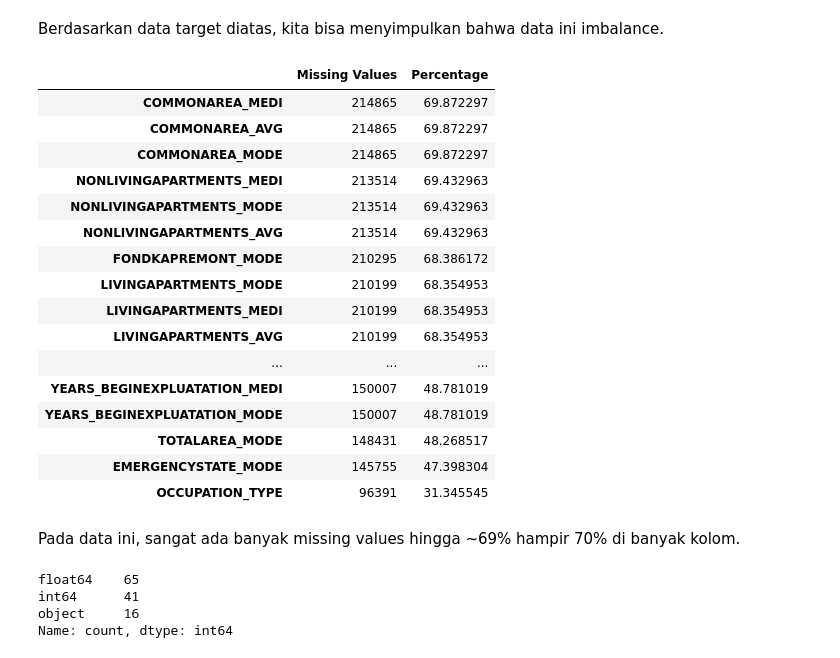
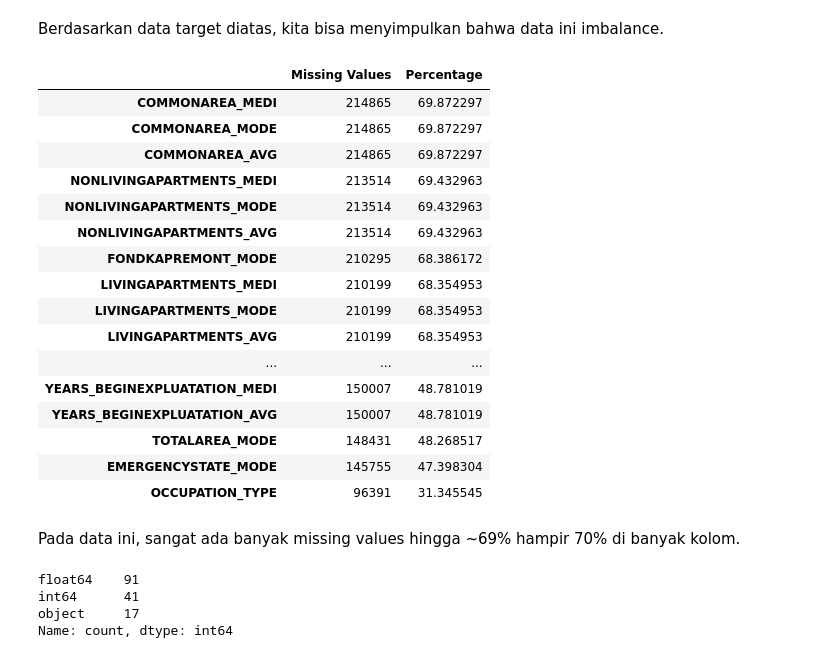
Before and after one commit to thoriqagfi/fp-datmin, a Jupyter notebook: main.ipynb, the cells around one changed output. Drawn from its saved outputs; the diff is of its cells as text; code cells hidden in the pictures.

Commit message:
feat: add data aggregation

```diff
--- a/main.ipynb
+++ b/main.ipynb
@@ -27,0 +304,9 @@ train_data.head(10)
+# %%
+credit_card_balance_data_agg = credit_card_balance_data.groupby('SK_ID_PREV').agg({
+    'AMT_BALANCE': num_agg,
+    'AMT_CREDIT_LIMIT_ACTUAL': num_agg,
+    'AMT_DRAWINGS_CURRENT': num_agg,
+    'AMT_PAYMENT_TOTAL_CURRENT': num_agg
+})
+credit_card_balance_data_agg.columns = ['CC_' + '_'.join(col) for col in credit_card_balance_data_agg.columns]
+credit_card_balance_data_agg.head(10)
@@ -27,0 +326,4 @@ train_data.head(10)
+# %%
+previous_application_data = previous_application_data.merge(pos_cash_balance_data_agg, on='SK_ID_PREV', how='left')
+previous_application_data = previous_application_data.merge(installments_payments_data_agg, on='SK_ID_PREV', how='left')
+previous_application_data = previous_application_data.merge(credit_card_balance_data_agg, on='SK_ID_PREV', how='left')
@@ -27,0 +332,9 @@ train_data.head(10)
+# %%
+previous_application_data_agg = previous_application_data.groupby('SK_ID_CURR').agg({
+  'AMT_CREDIT': num_agg,
+  'AMT_ANNUITY': num_agg,
+  'AMT_GOODS_PRICE': num_agg,
+  'DAYS_DECISION': num_agg
+})
+previous_application_data_agg.columns = ['PA_' + '_'.join(col) for col in previous_application_data_agg.columns]
+previous_application_data_agg.head(10)
@@ -27,0 +354,9 @@ train_data.head(10)
+# %%
+def merge_all(app):
+    app = app.merge(bureau_agg, on='SK_ID_CURR', how='left')
+    app = app.merge(previous_application_data_agg, on='SK_ID_CURR', how='left')
+    return app
+
+train_merged = merge_all(train_data)
+train_merged.head(10)
+train_merged.to_csv("processed/train_processed.csv", index=False)
@@ -77,26 +433,26 @@ Name: proportion, dtype: float64
 Berdasarkan data target diatas, kita bisa menyimpulkan bahwa data ini imbalance.
 # %%
 # Check missing values with percentage
-missing_values = train_data.isnull().sum()
+missing_values = train_merged.isnull().sum()
 missing_values = missing_values[missing_values > 0].sort_values(ascending=False)
-missing_percentage = (missing_values / len(train_data)) * 100
+missing_percentage = (missing_values / len(train_merged)) * 100
 missing_data = pd.DataFrame({'Missing Values': missing_values, 'Percentage': missing_percentage})
 missing_data.head(50)
 # %% [output]
 |  | Missing Values | Percentage |
 | COMMONAREA_MEDI | 214865 | 69.872297 |
+| COMMONAREA_MODE | 214865 | 69.872297 |
 | COMMONAREA_AVG | 214865 | 69.872297 |
-| COMMONAREA_MODE | 214865 | 69.872297 |
 | NONLIVINGAPARTMENTS_MEDI | 213514 | 69.432963 |
 | NONLIVINGAPARTMENTS_MODE | 213514 | 69.432963 |
 | NONLIVINGAPARTMENTS_AVG | 213514 | 69.432963 |
 | FONDKAPREMONT_MODE | 210295 | 68.386172 |
+| LIVINGAPARTMENTS_MEDI | 210199 | 68.354953 |
 | LIVINGAPARTMENTS_MODE | 210199 | 68.354953 |
-| LIVINGAPARTMENTS_MEDI | 210199 | 68.354953 |
 | LIVINGAPARTMENTS_AVG | 210199 | 68.354953 |
 | ... | ... | ... |
 | YEARS_BEGINEXPLUATATION_MEDI | 150007 | 48.781019 |
-| YEARS_BEGINEXPLUATATION_MODE | 150007 | 48.781019 |
+| YEARS_BEGINEXPLUATATION_AVG | 150007 | 48.781019 |
 | TOTALAREA_MODE | 148431 | 48.268517 |
 | EMERGENCYSTATE_MODE | 145755 | 47.398304 |
 | OCCUPATION_TYPE | 96391 | 31.345545 |
@@ -104,10 +460,10 @@ missing_data.head(50)
 Pada data ini, sangat ada banyak missing values hingga ~69% hampir 70% di banyak kolom.
 # %%
 # Column types
-column_types = train_data.dtypes.value_counts()
+column_types = train_merged.dtypes.value_counts()
 column_types
 # %% [output]
-float64    65
+float64    91
 int64      41
-object     16
+object     17
 Name: count, dtype: int64
```
Also changed, not shown: parts of 31 cells of this notebook, 5 other files.
